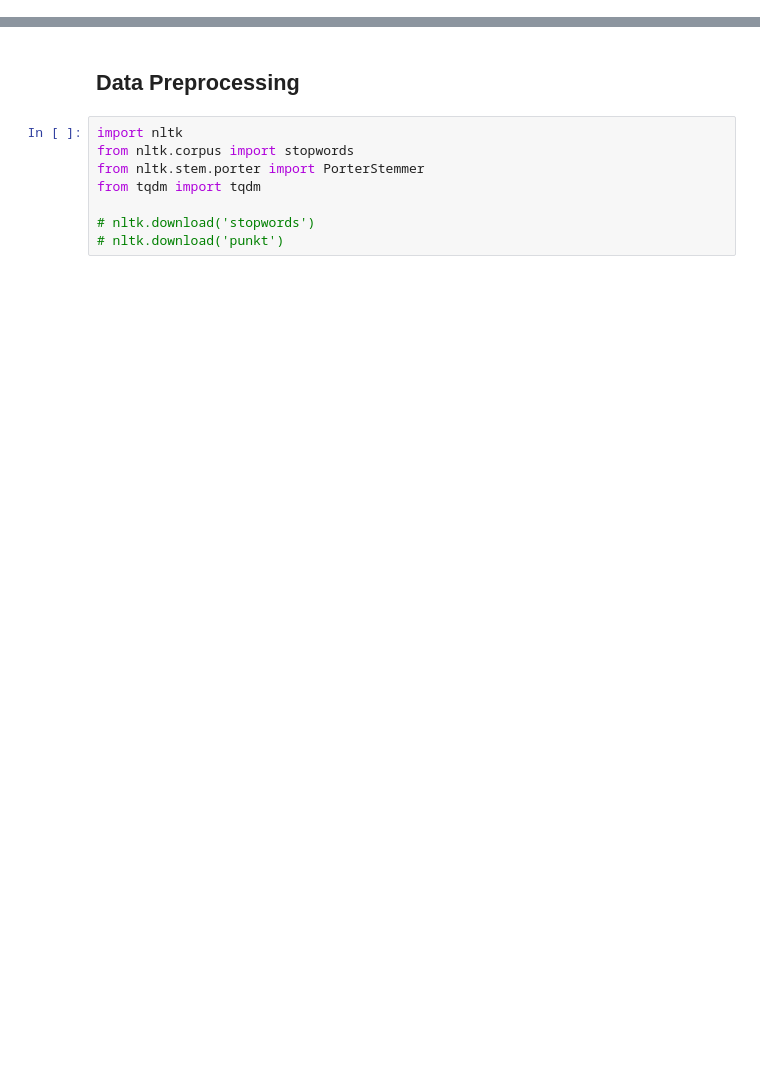
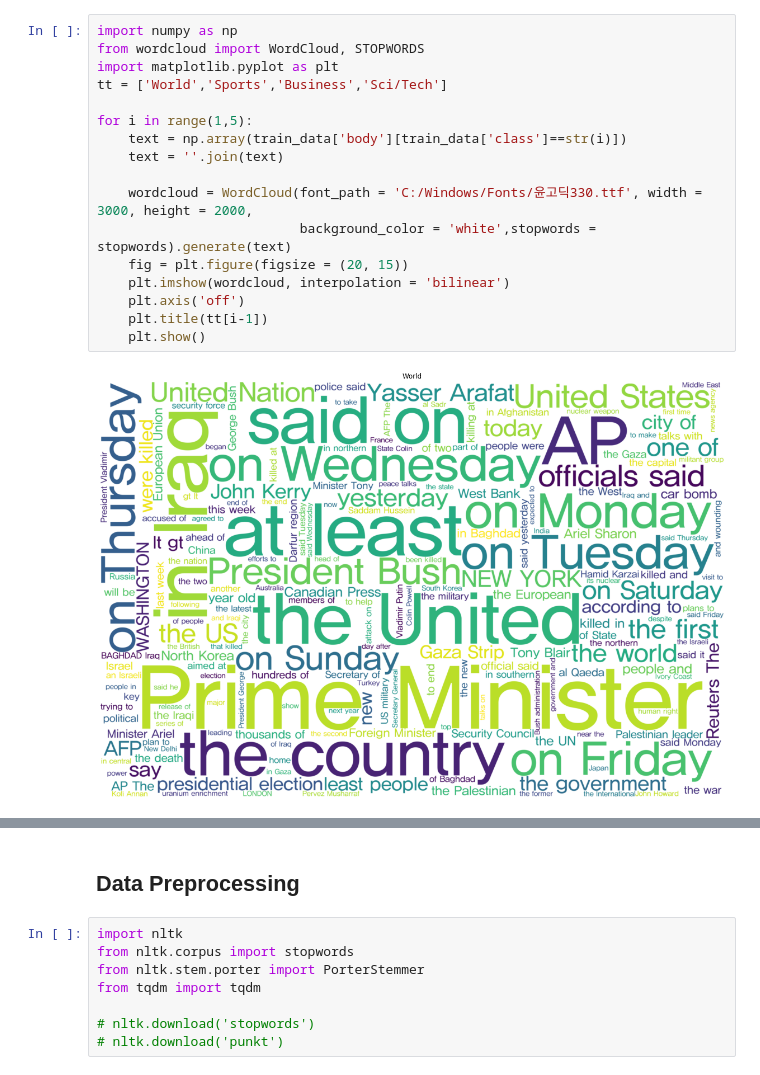
Before and after one commit to popo97kr/Article-Tag-Prediction, a Jupyter notebook: Article Classification.ipynb, the cells around one changed output, grey strips where cells are left out. Cells and saved outputs as stored; diff of their text form; blank space fills up the shorter version.

```diff
--- a/Article Classification.ipynb
+++ b/Article Classification.ipynb
@@ -0,0 +41,19 @@
+# %%
+import numpy as np
+from wordcloud import WordCloud, STOPWORDS
+import matplotlib.pyplot as plt
+tt = ['World','Sports','Business','Sci/Tech']
+
+for i in range(1,5):
+    text = np.array(train_data['body'][train_data['class']==str(i)])
+    text = ''.join(text)
+
+    wordcloud = WordCloud(font_path = 'C:/Windows/Fonts/윤고딕330.ttf', width = 3000, height = 2000,
+                          background_color = 'white',stopwords = stopwords).generate(text)
+    fig = plt.figure(figsize = (20, 15))
+    plt.imshow(wordcloud, interpolation = 'bilinear')
+    plt.axis('off')
+    plt.title(tt[i-1])
+    plt.show()
+# %% [output]
+[figure, added]
```
Also changed, not shown: parts of 97 cells of this notebook.
